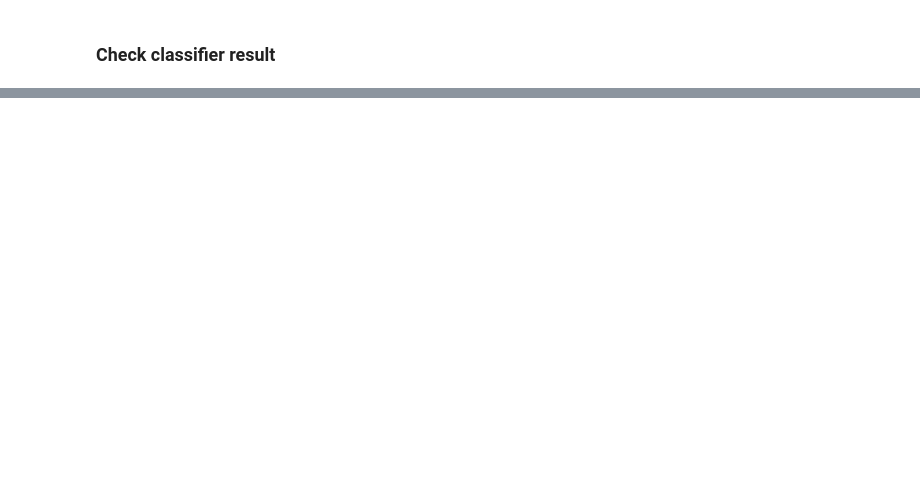
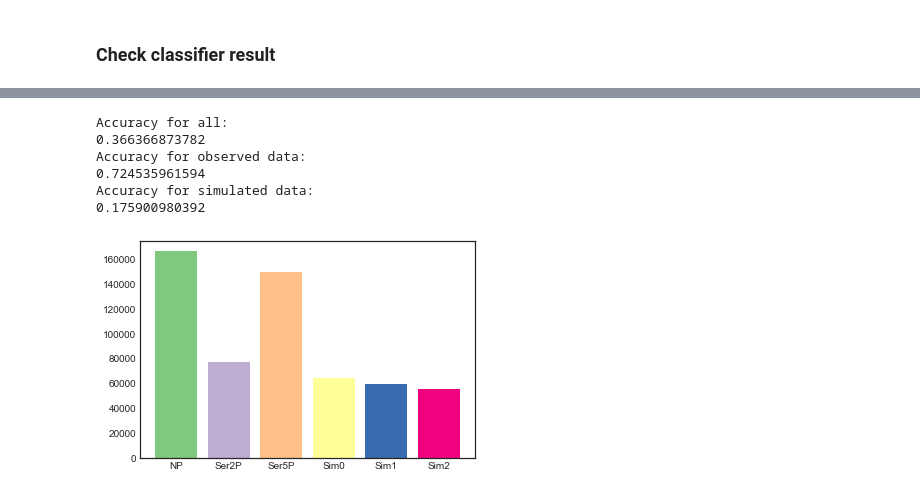
Before and after one commit to Menigedegna/Point-Pattern-Analysis, a Jupyter notebook: MachineLearningRNADistribution.ipynb, the cells around one changed output, grey strips where cells are left out. Saved outputs shown, nothing was run; the diff lists cells and outputs as text; code cells hidden in the pictures; blank space fills up the shorter version.

```diff
--- a/MachineLearningRNADistribution.ipynb
+++ b/MachineLearningRNADistribution.ipynb
@@ -444,6 +320,0 @@ label = newdf["MeanCC"]
-# %%
-predictor = linear_model.ElasticNetCV(n_jobs=4)
-Foci=newdf["Foci"].values
-cv = cross_validation.LeaveOneLabelOut(labels=Foci)
-prediction = cross_validation.cross_val_predict(predictor, np.array(mOTUs), label, cv=cv)
-print("R2: {}".format(metrics.r2_score(label, prediction)))
@@ -488,0 +321,46 @@ Big issues
+# %%
+COLORS = np.array([
+    '#7fc97f',
+    '#beaed4',
+    '#fdc086',
+    '#ffff99',
+    '#386cb0',
+    '#f0027f',
+    '#bf5b17',
+    '#666666',
+    '#666006',
+    '#7f007f'
+])
+# %%
+Pred=newdf.copy()
+Pred["RdForestT"]=prediction == labels
+print("Accuracy for all:")
+print(metrics.accuracy_score(labels, prediction))
+print("Accuracy for observed data:")
+Obs=Pred.loc[Pred["SegmentChannel"]!=0, "RdForestT"]
+print(Obs.values.mean())
+print("Accuracy for simulated data:")
+Obs=Pred.loc[Pred["SegmentChannel"]==0, "RdForestT"]
+print(Obs.values.mean())
+res = prediction == labels
+Sp1=res[labels == 0].sum()
+Sp2=res[labels == 1].sum()
+Sp3=res[labels == 2].sum()
+Sp4=res[labels == 3].sum()
+Sp5=res[labels == 4].sum()
+Sp6=res[labels == 5].sum()
+DiffList=[Sp1, Sp2, Sp3, Sp4, Sp5, Sp6]
+xLab=["0","NP", "Ser2P", "Ser5P"]+ ["Sim"+str(i) for i in range(3)]
+fig,ax = plt.subplots()
+plt.bar(range(6), DiffList, align="center", color= COLORS)
+#ax.set_xticks(range(6))
+ax.set_xticklabels(xLab)
+plt.show()
+# %% [output]
+Accuracy for all:
+0.366366873782
+Accuracy for observed data:
+0.724535961594
+Accuracy for simulated data:
+0.175900980392
+[figure, added]
```
Also changed, not shown: parts of 144 cells of this notebook.
